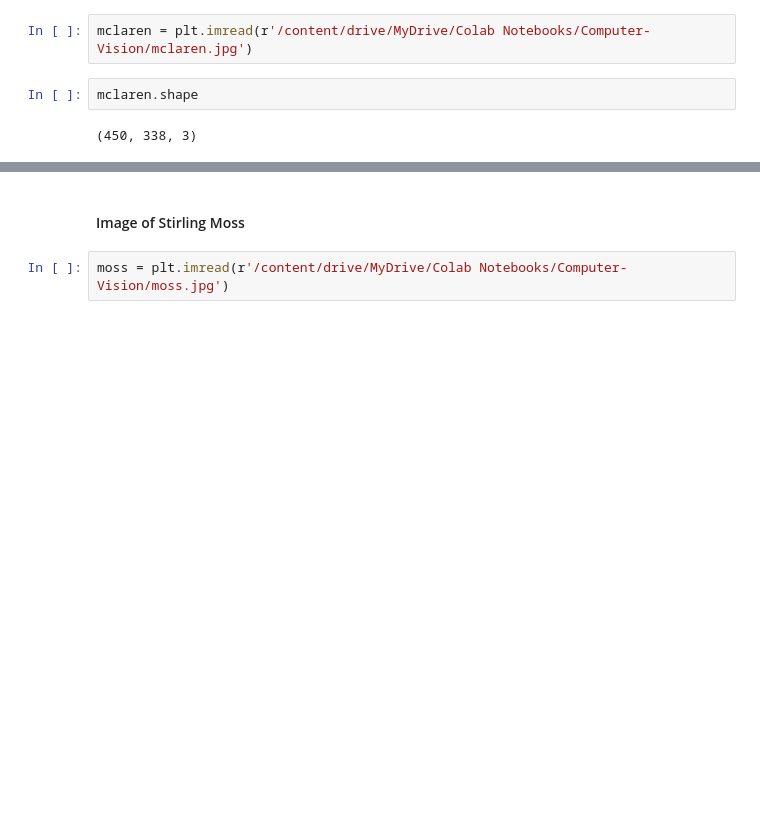
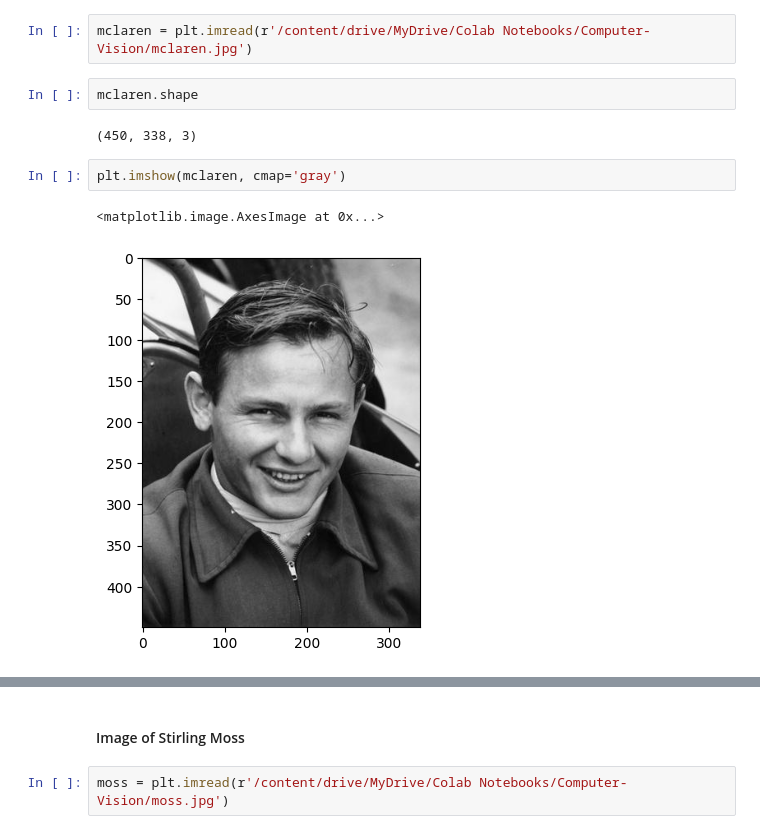
Before and after one commit to Nimira43/Computer-Vision, a Jupyter notebook: 02_Grayscale_Spectrum_II.ipynb, the cells around one changed output, grey strips where cells are left out. Saved outputs shown, nothing was run; the diff lists cells and outputs as text; blank space fills up the shorter version.

```diff
--- a/02_Grayscale_Spectrum_II.ipynb
+++ b/02_Grayscale_Spectrum_II.ipynb
@@ -49,3 +89,8 @@ mclaren = plt.imread(r'/content/drive/MyDrive/Colab Notebooks/Computer-Vision/mc
 mclaren.shape
 # %% [output]
 (450, 338, 3)
+# %%
+plt.imshow(mclaren, cmap='gray')
+# %% [output]
+<matplotlib.image.AxesImage at 0x...>
+[figure, added]
```
Also changed, not shown: parts of 11 cells of this notebook.
